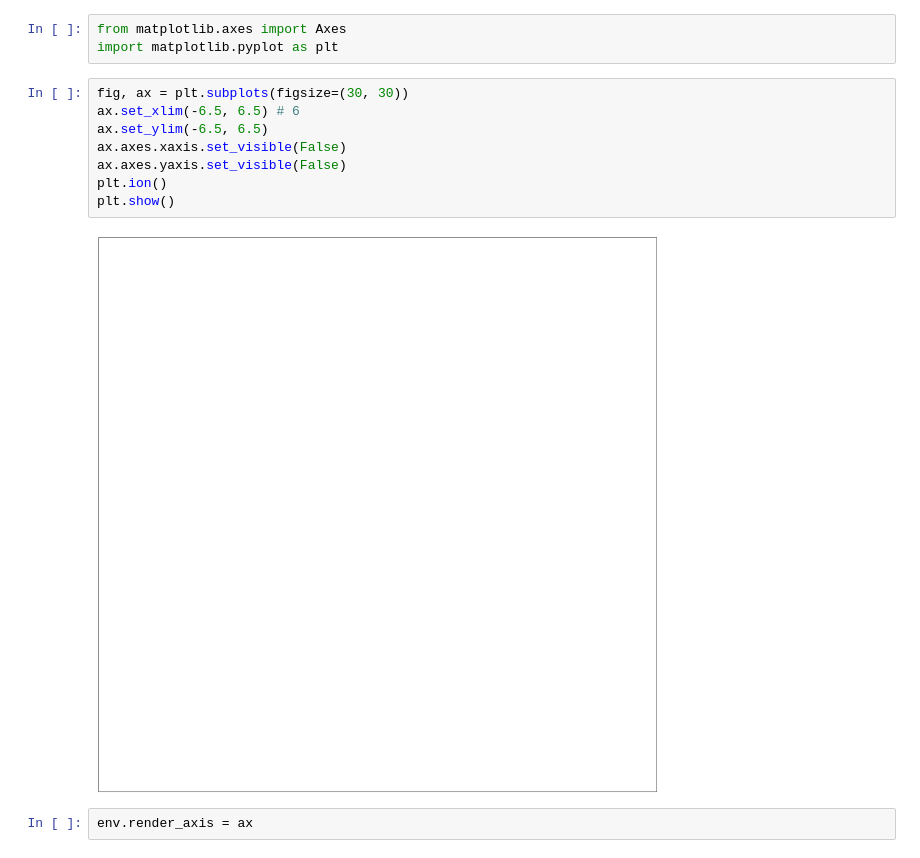
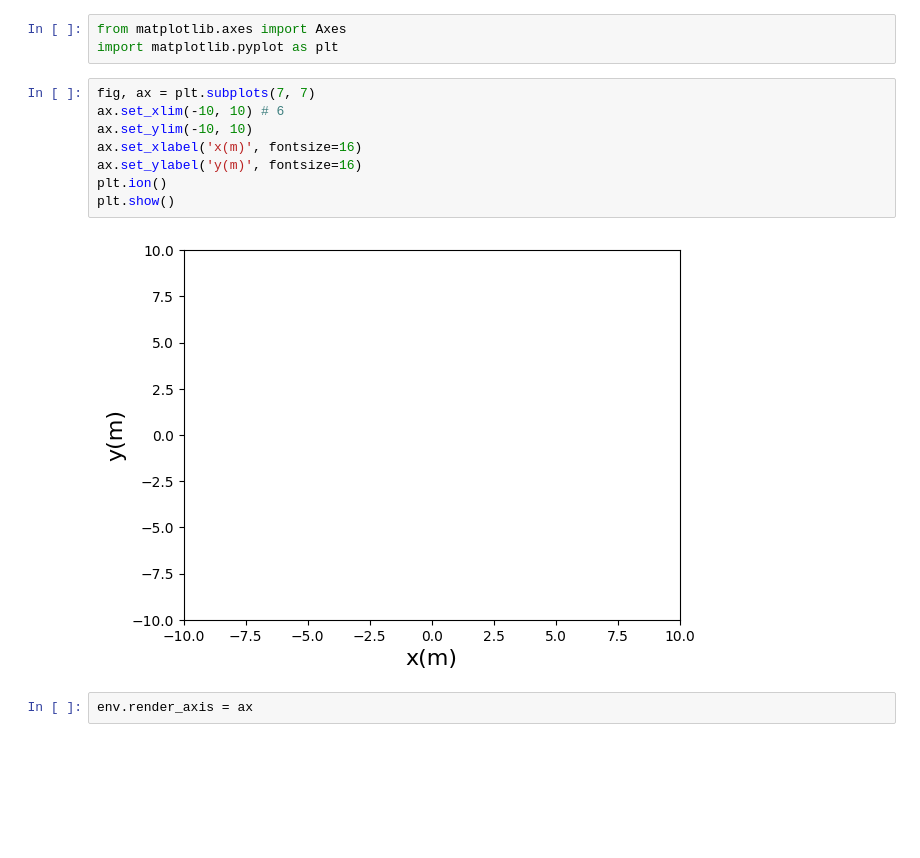
Before and after one commit to Kai-X-Org/CrowdNav_Prediction_AttnGraph, a Jupyter notebook: TestSimulator.ipynb, the cells around one changed output. Saved outputs shown, nothing was run; the diff lists cells and outputs as text; blank space fills up the shorter version.

```diff
--- a/TestSimulator.ipynb
+++ b/TestSimulator.ipynb
@@ -31,15 +13,15 @@ env.reset()
 from matplotlib.axes import Axes
 import matplotlib.pyplot as plt
 # %%
-fig, ax = plt.subplots(figsize=(30, 30))
-ax.set_xlim(-6.5, 6.5) # 6
-ax.set_ylim(-6.5, 6.5)
-ax.axes.xaxis.set_visible(False)
-ax.axes.yaxis.set_visible(False)
+fig, ax = plt.subplots(7, 7)
+ax.set_xlim(-10, 10) # 6
+ax.set_ylim(-10, 10)
+ax.set_xlabel('x(m)', fontsize=16)
+ax.set_ylabel('y(m)', fontsize=16)
 plt.ion()
 plt.show()
 # %% [output]
-[figure, old version]
+[figure, new version]
 # %%
 env.render_axis = ax
 # %%
```
Also changed, not shown: parts of 6 cells of this notebook, 1 other file.
